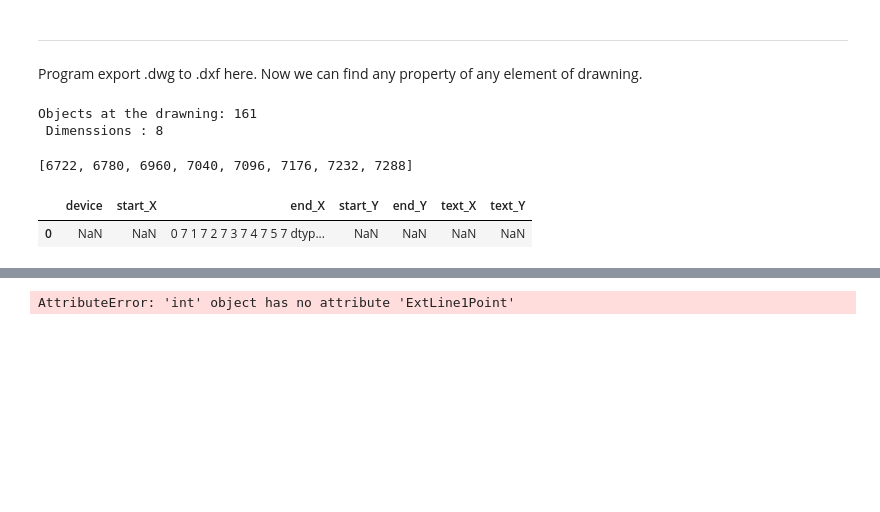
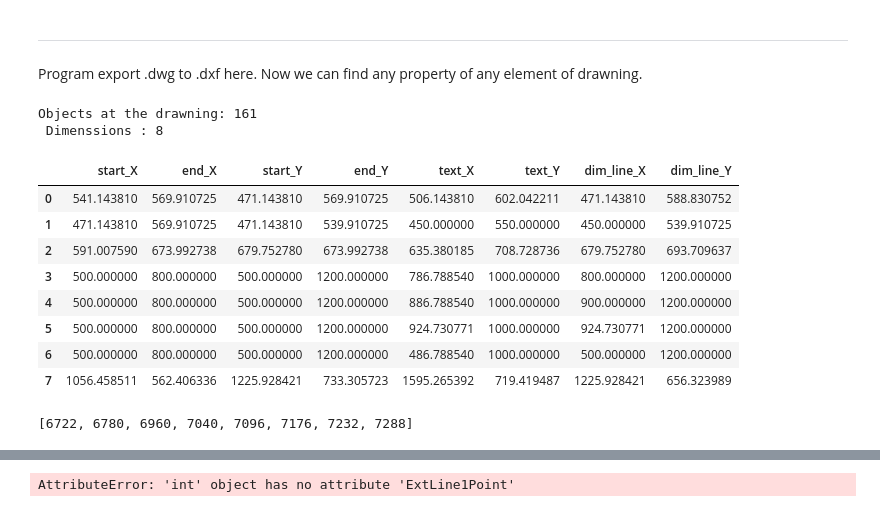
Before and after one commit to Kostanych/AutoCAD_Project, a Jupyter notebook: AutoCADProject.ipynb, the cells around one changed output, grey strips where cells are left out. Saved outputs shown, nothing was run; the diff lists cells and outputs as text; code cells hidden in the pictures; blank space fills up the shorter version.

```diff
--- a/AutoCADProject.ipynb
+++ b/AutoCADProject.ipynb
@@ -125,15 +125,3 @@ dxf_file.close()
 
 #we can cut \n if we need
 #dxf = [st.rstrip() for st in dxf]
-# %%
-#Looking for lines in dxf file containing dimensions data
-entities, dimensions = [],[]
-
-for i, element in enumerate(dxf):
-    if element == 'AcDbEntity\n': entities.append(i)
-    elif element =='AcDbDimension\n': dimensions.append(i+1)
-
-print(f'Objects at the drawning: {len(entities)}\n Dimenssions : {len(dimensions)}')
-# %% [output]
-Objects at the drawning: 161
- Dimenssions : 8
@@ -140,17 +195,20 @@ Objects at the drawning: 161
+# %%
+#Get information about dimensions
+df, entities, dimensions = getDimInfo(dxf)
+df
+# %% [output]
+Objects at the drawning: 161
+ Dimenssions : 8
+|  | start_X | end_X | start_Y | end_Y | text_X | text_Y | dim_line_X | dim_line_Y |
+| 0 | 541.143810 | 569.910725 | 471.143810 | 569.910725 | 506.143810 | 602.042211 | 471.143810 | 588.830752 |
+| 1 | 471.143810 | 569.910725 | 471.143810 | 539.910725 | 450.000000 | 550.000000 | 450.000000 | 539.910725 |
+| 2 | 591.007590 | 673.992738 | 679.752780 | 673.992738 | 635.380185 | 708.728736 | 679.752780 | 693.709637 |
+| 3 | 500.000000 | 800.000000 | 500.000000 | 1200.000000 | 786.788540 | 1000.000000 | 800.000000 | 1200.000000 |
+| 4 | 500.000000 | 800.000000 | 500.000000 | 1200.000000 | 886.788540 | 1000.000000 | 900.000000 | 1200.000000 |
+| 5 | 500.000000 | 800.000000 | 500.000000 | 1200.000000 | 924.730771 | 1000.000000 | 924.730771 | 1200.000000 |
+| 6 | 500.000000 | 800.000000 | 500.000000 | 1200.000000 | 486.788540 | 1000.000000 | 500.000000 | 1200.000000 |
+| 7 | 1056.458511 | 562.406336 | 1225.928421 | 733.305723 | 1595.265392 | 719.419487 | 1225.928421 | 656.323989 |
 # %%
 dimensions
 # %% [output]
 [6722, 6780, 6960, 7040, 7096, 7176, 7232, 7288]
-# %%
-df_dimensions = pd.DataFrame(columns ={'device','start_X', 'end_X',
-                                       'start_Y', 'end_Y',
-                                       'text_X', 'text_Y'})
-df_dimensions = df_dimensions[['device','start_X', 'end_X',
-                               'start_Y', 'end_Y',
-                               'text_X','text_Y']]
-l=['7','7','7','7','7','7']
-l=pd.Series(l)
-df_dimensions.append({'end_X':l}, ignore_index=True)
-# %% [output]
-|  | device | start_X | end_X | start_Y | end_Y | text_X | text_Y |
-| 0 | NaN | NaN | 0 7 1 7 2 7 3 7 4 7 5 7 dtyp... | NaN | NaN | NaN | NaN |
```
Also changed, not shown: parts of 3 cells of this notebook.
